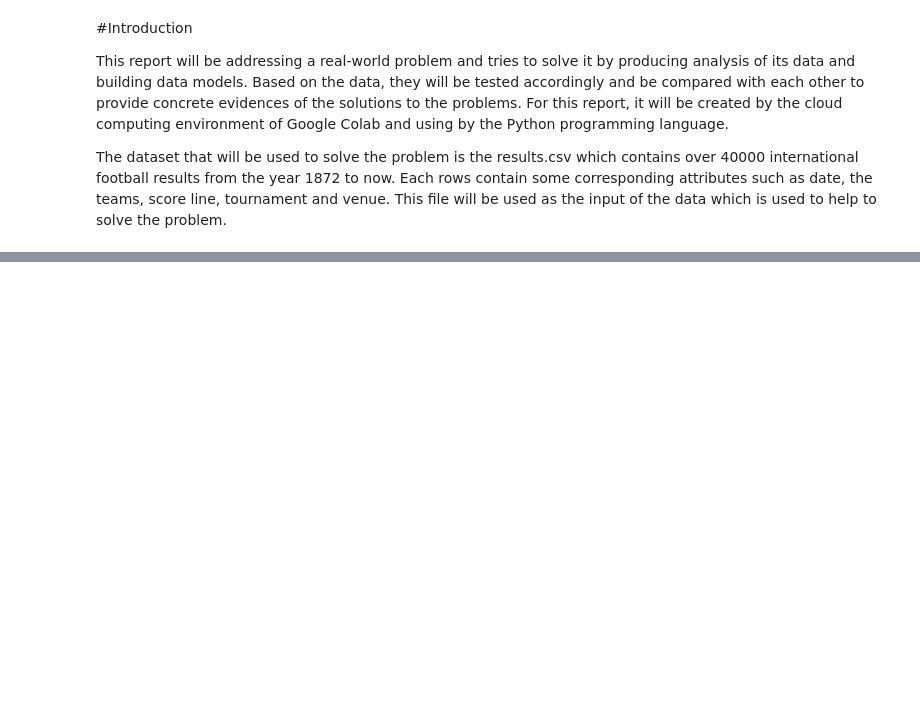
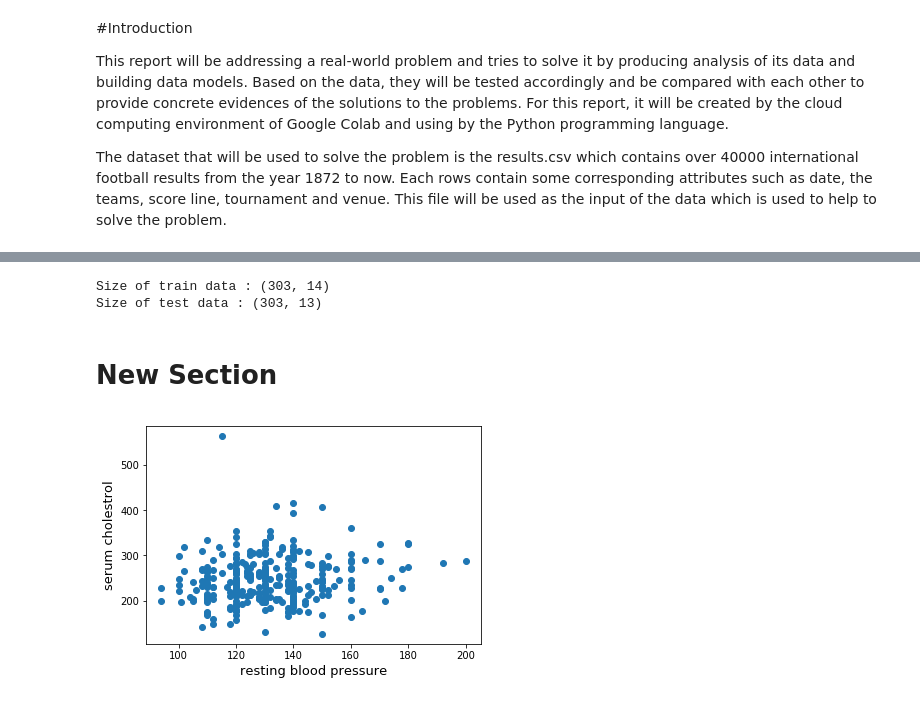
Before and after one commit to louispranata/UTS_ML2019_12741423, a Jupyter notebook: Assignment_2.ipynb, the cells around one changed output, grey strips where cells are left out. Saved outputs shown, nothing was run; the diff lists cells and outputs as text; code cells hidden in the pictures; blank space fills up the shorter version.

```diff
--- a/Assignment_2.ipynb
+++ b/Assignment_2.ipynb
@@ -107,0 +81,16 @@ england_data.head(5)
+# %%
+print ("Size of train data : {}" .format(train.shape))
+print ("Size of test data : {}" .format(test.shape))
+# %% [output]
+Size of train data : (303, 14)
+Size of test data : (303, 13)
+# %% [markdown]
+# New Section
+# %%
+fig, ax = plt.subplots()
+ax.scatter(x = train['trestbps'], y = train['chol'])
+plt.xlabel('resting blood pressure', fontsize=13)
+plt.ylabel('serum cholestrol', fontsize=13)
+plt.show()
+# %% [output]
+[figure, added]
```
Also changed, not shown: parts of 18 cells of this notebook.
